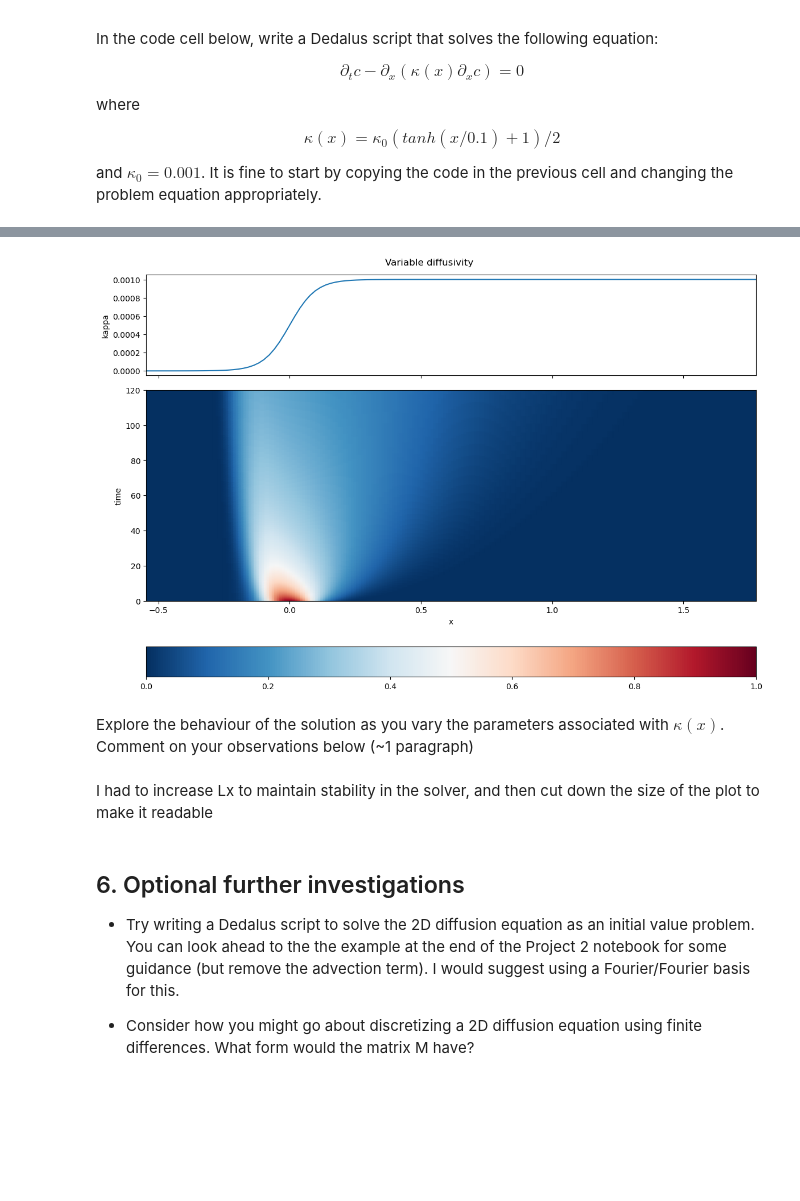
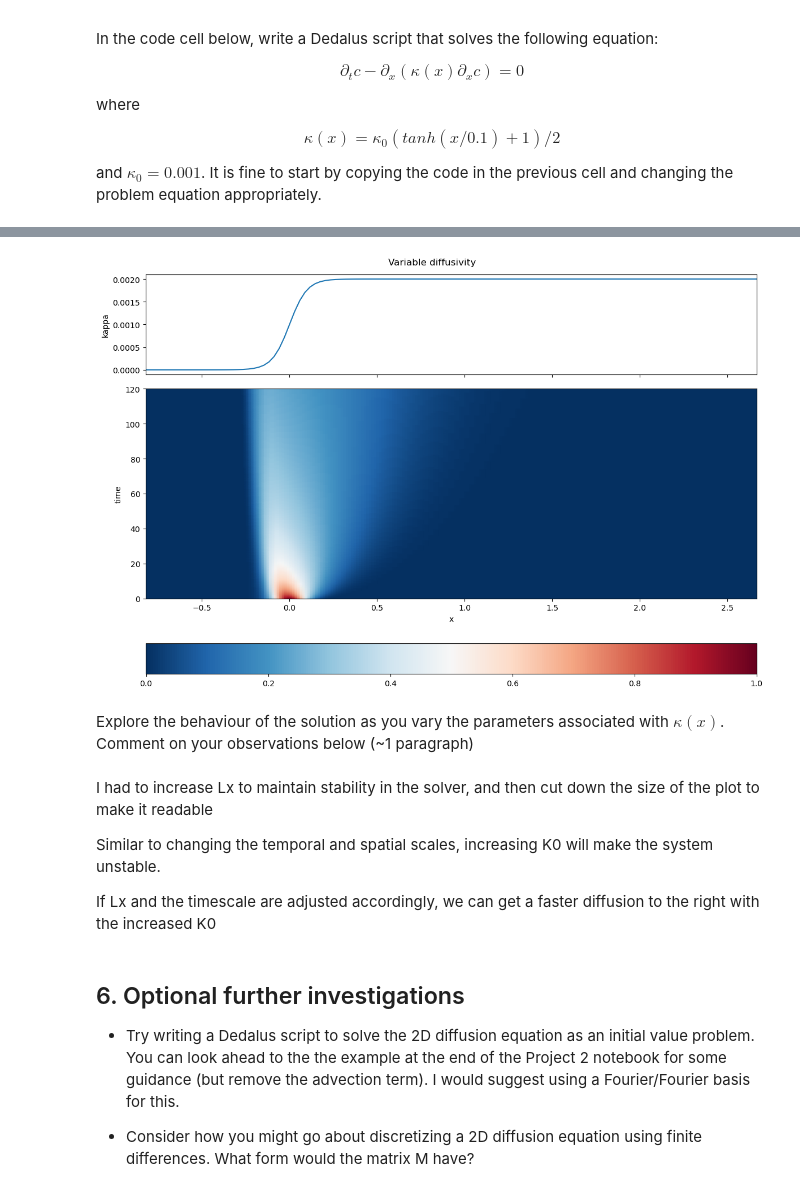
Before and after one commit to louis-de-neve/QCES, a Jupyter notebook: Project1_dedalus.ipynb, the cells around one changed output, grey strips where cells are left out. Saved outputs shown, nothing was run; the diff lists cells and outputs as text; code cells hidden in the pictures; blank space fills up the shorter version.

```diff
--- a/Project1_dedalus.ipynb
+++ b/Project1_dedalus.ipynb
@@ -412,7 +412,7 @@ logger = logging.getLogger(__name__)
 
 # Set some parameters for the problem to be solved
 Nx = 1024 # The number of gridpoints. Note that Fourier transforms are more efficient if this is a power of 2
-Lx = 20; # The domain size in x.  This should be large enough so that the solution goes to zero at the endpoints.
+Lx = 30; # The domain size in x.  This should be large enough so that the solution goes to zero at the endpoints.
 x_start=-Lx/2; x_end=Lx/2 # The starting and ending bounds on x
 kappa = 0.001 # set the diffusivity
 
@@ -434,7 +434,7 @@ dx = lambda a: dedalus.Differentiate(a, xcoord) # Define the derivative (d/dx) o
 # Create an operator that applies a function to the variable on a grid
 k0 = 0.001
 k_x = dist.Field(bases=x_basis)
-k_x['g'] = (k0/2) * (np.tanh(10*x)+1)
+k_x['g'] = (k0) * (np.tanh(10*x)+1)
 
 # Specify the problem
 problem = dedalus.IVP([c], namespace=locals()) # Initial value problem, including all local variables
@@ -471,36 +471,40 @@ env: NUMEXPR_MAX_THREADS=1
 # %%
 
 # Plot
 fig, axs = plt.subplots(nrows=2, figsize=(12, 8), sharex=True, height_ratios=[1, 3])
 ax,pltax = axs
 
 divisions = 17
 midpoint = int(divisions/2)
 spacer = 2
 sub_x = np.concatenate(np.array_split(x.ravel(), divisions)[midpoint:midpoint+spacer])
 sub_c = np.concatenate(np.array_split(np.array(c_save), divisions, 1)[midpoint:midpoint+spacer], axis=1)
 plt.pcolormesh(sub_x, np.array(t_save), sub_c, cmap='RdBu_r', shading='gouraud', rasterized=True)#, clim=(-1, 1))
 plt.xlim(np.min(sub_x), np.max(sub_x))
 plt.ylim(0, solver.stop_sim_time)
 pltax.set_ylabel('time')
 pltax.set_xlabel('x')
 
-ax.plot(sub_x, (k0/2) * (np.tanh(10*sub_x)+1))
+ax.plot(sub_x, (k0) * (np.tanh(10*sub_x)+1))
 ax.set_ylabel("kappa")
 
 plt.suptitle('Variable diffusivity')
 plt.colorbar(orientation='horizontal')
 
 
 
 
 plt.tight_layout()
 # %% [output]
-[figure, old version]
+[figure, new version]
 # %% [markdown]
 Explore the behaviour of the solution as you vary the parameters associated with $\kappa(x)$. Comment on your observations below (~1 paragraph)
 # %% [markdown]
 I had to increase Lx to maintain stability in the solver, and then cut down the size of the plot to make it readable
+
+Similar to changing the temporal and spatial scales, increasing K0 will make the system unstable.
+
+If Lx and the timescale are adjusted accordingly, we can get a faster diffusion to the right with the increased K0
 # %% [markdown]
 ## 6. Optional further investigations
 
```
Also changed, not shown: parts of 1 cell of this notebook, 1 other file.
